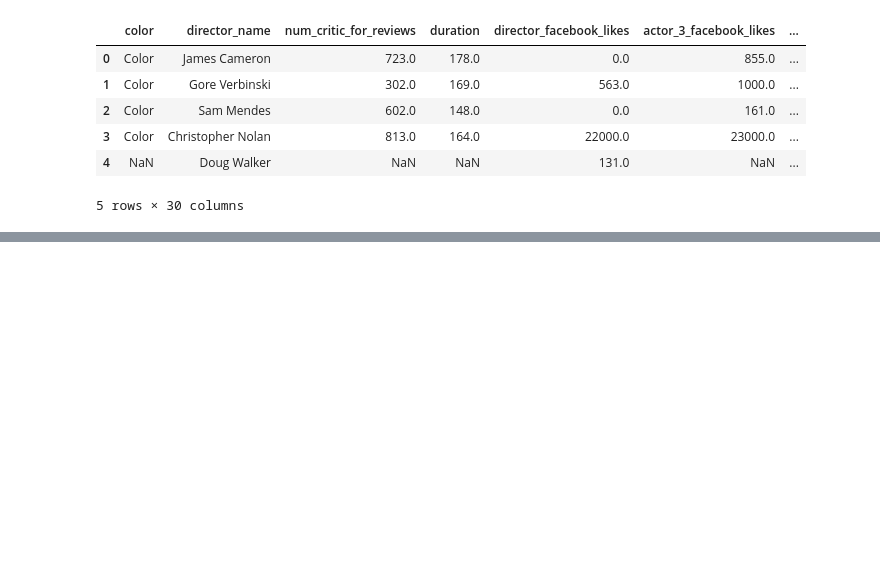
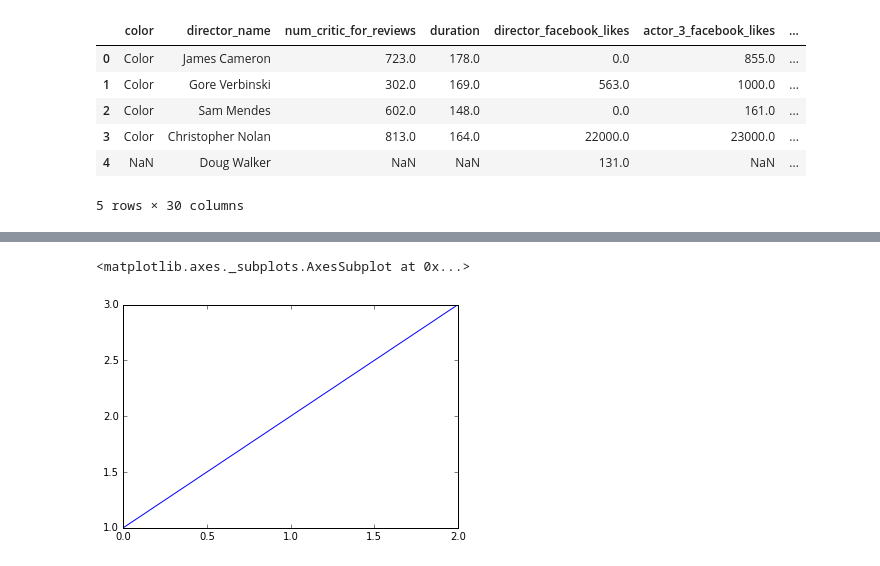
Before and after one commit to grechut/first-steps-with-pandas, a Jupyter notebook: pyconpl-workshop/first-steps-with-pandas-with-solutions.ipynb, the cells around one changed output, grey strips where cells are left out. Drawn from its saved outputs; the diff is of its cells as text; code cells hidden in the pictures; blank space fills up the shorter version.

Commit message:
Add data visualization chapter

```diff
--- a/pyconpl-workshop/first-steps-with-pandas-with-solutions.ipynb
+++ b/pyconpl-workshop/first-steps-with-pandas-with-solutions.ipynb
@@ -776,0 +811,5 @@ movies.head()
+# %%
+pd.Series([1, 2, 3]).plot()
+# %% [output]
+<matplotlib.axes._subplots.AxesSubplot at 0x...>
+[figure, added]
```
Also changed, not shown: parts of 30 cells of this notebook.
